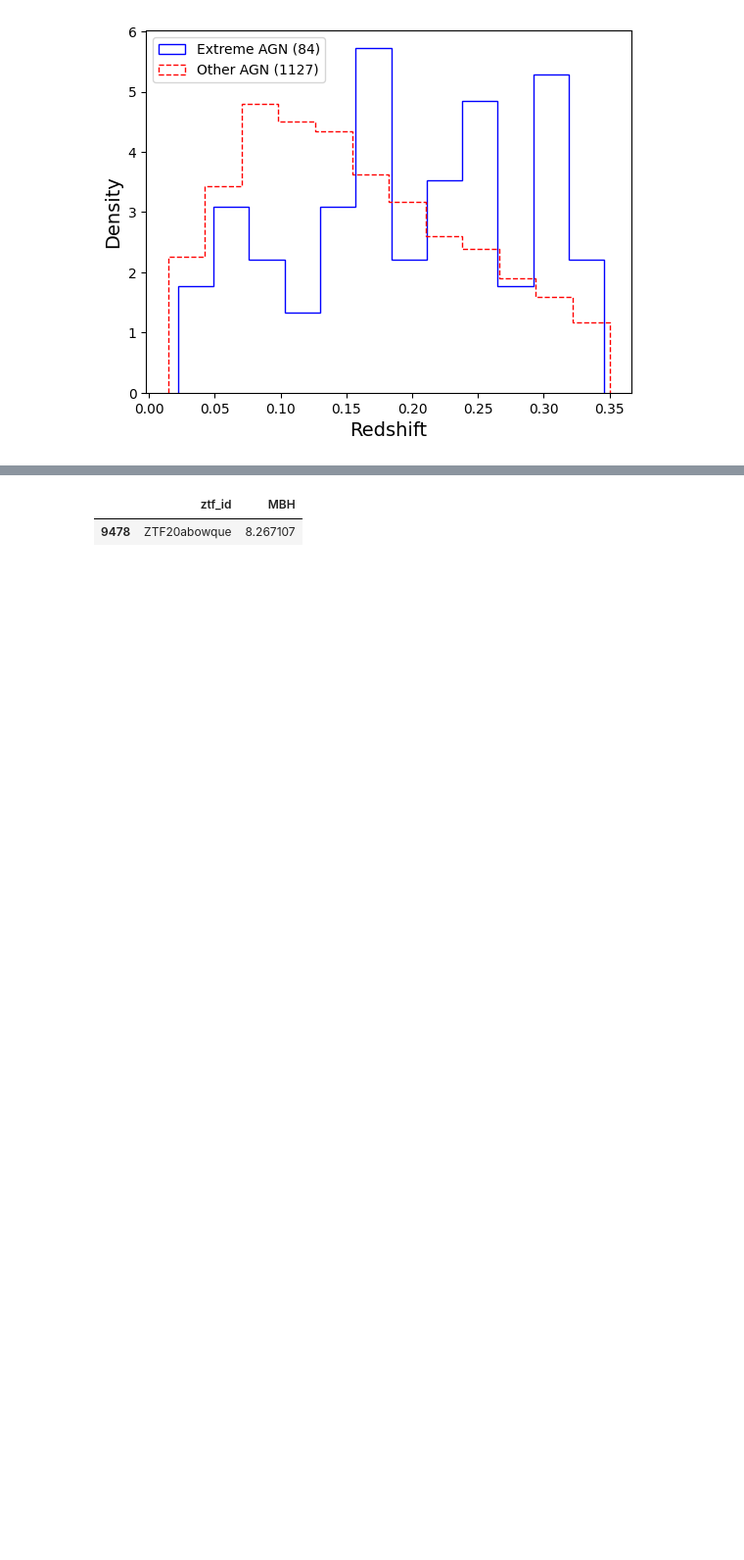
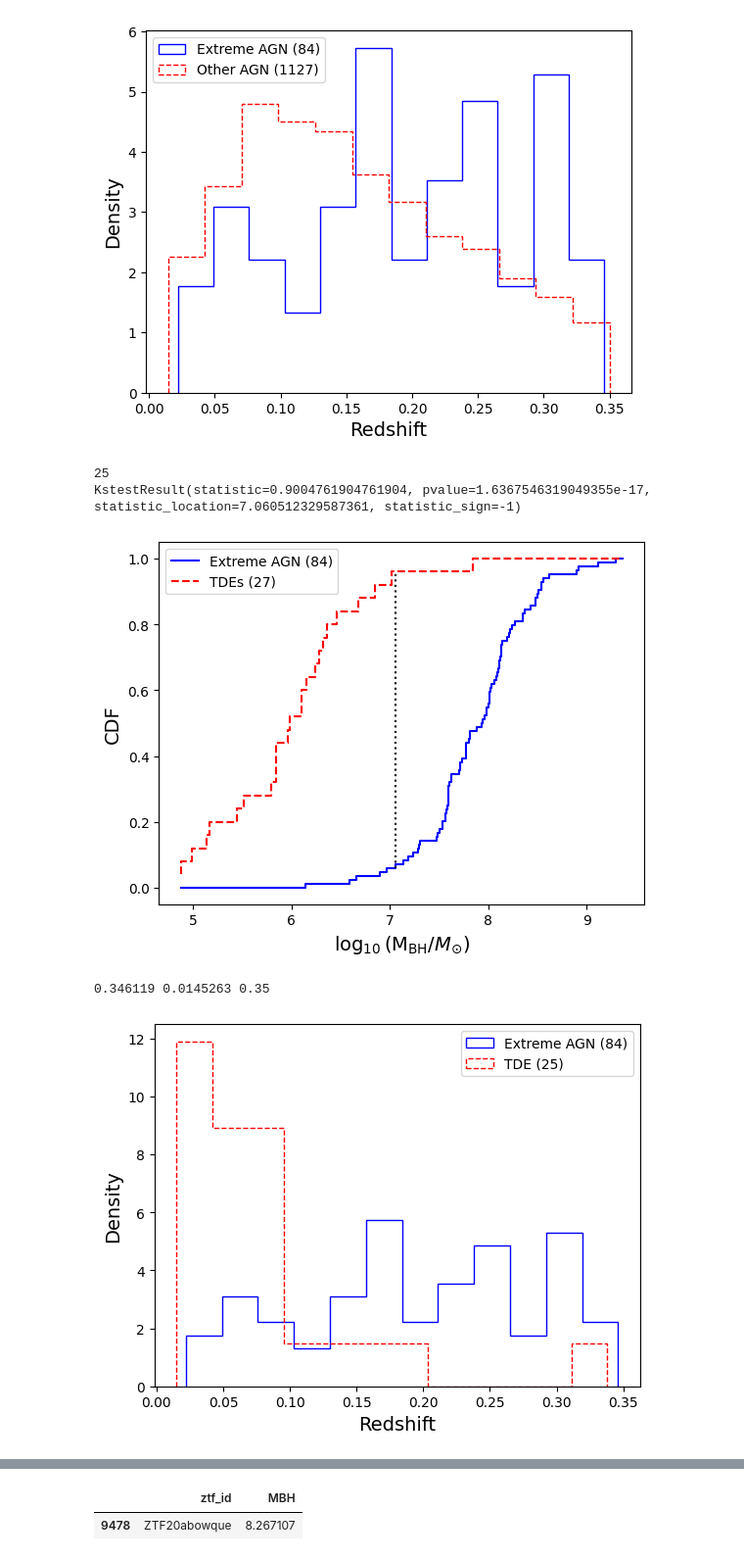
Before and after one commit to TimvdVuurst/FRP_TimvdVuurst, a Jupyter notebook: transient_plots.ipynb, the cells around one changed output, grey strips where cells are left out. Shown at 98% size. Saved outputs shown, nothing was run; the diff lists cells and outputs as text; code cells hidden in the pictures; blank space fills up the shorter version.

```diff
--- a/transient_plots.ipynb
+++ b/transient_plots.ipynb
@@ -17,13 +17,18 @@
 import numpy as np
 import matplotlib.pyplot as plt
 import matplotlib.patheffects as PathEffects
-from sjoert.stellar import flux2mag
+from sjoert.stellar import mag2flux, flux2mag
 import pandas as pd
 import forced_phot as fp #import flux_jy, chi2, gaussian, chi2_peak_finder
 from astropy.io import ascii
 from scipy.constants import c,h,k
 import os
 from scipy.stats import kstest,ks_2samp,ks_1samp,uniform
+from astropy.cosmology import units as cu
+from astropy import units as u
+import astropy.constants as const
+
+neowise = ascii.read(r'C:\Users\timvd\Documents\Uni 2023-2024\First Research Project\Data\ZTF_neoWISE_flares_parent.dat')
 
 param_label_dict = {'sigma_rise':r'$\sigma_{\text{rise}}$','tau_dec':r'$\tau_{\text{dec}}$',
                     'log10_sigma_rise':r'$\sigma_{\text{rise}}$','log10_tau_dec':r'$\tau_{\text{dec}}$',
@@ -42,7 +47,7 @@ class_info = pd.read_csv(os.path.join(dpath,'transient_classinfo.txt'))
 masked_class_info = class_info[class_info['fit_exists']]
 #==
 #get the df_over_rms data. These are yet another subset of the transients so we find them in the class_info frame
-df_over_rms = ascii.read(r'C:\Users\timvd\Documents\Uni 2023-2024\First Research Project\Data\ZTF_neoWISE_flares_parent.dat')[['name','df_over_rms']]
+df_over_rms = neowise[['name','df_over_rms']]
 #Get the catalogue of data
 fullcatalogue = pd.read_csv(os.path.join(dpath,'transient_catalogue.txt'))
 
@@ -1115,3 +1082,66 @@ KstestResult(statistic=0.1831558710440698, pvalue=0.009071146857215393, statisti
 [figure]
 0.346119 0.0145263 0.35
 [figure]
+# %%
+data1 = np.sort(strong_mbh)
+tdeclassinfo = class_info[class_info['fit_exists'].values]
+tde_mask =   np.array(fullcatalogue[fullcatalogue['classified'].values]['fit_quality_good'] * (masked_class_info['classification'].values == 'TDE')) * (masked_class_info['MBH'].values != 0)
+tde_redshifts = np.array(neowise[(neowise['classification'] == 'TDE') * (neowise['MBH'] != 0)]['redshift'])
+print(sum(tde_mask))
+# strong_mbh = class_info_masked['MBH'][strong_AGN_mask].values
+tde_mbh = masked_class_info['MBH'][tde_mask].values
+data2 = np.sort(tde_mbh)
+n1 = data1.shape[0]
+n2 = data2.shape[0]
+
+data_all = np.concatenate([data1, data2])
+# using searchsorted solves equal data problem
+cdf1 = np.searchsorted(data1, data_all, side='right') / n1
+cdf2 = np.searchsorted(data2, data_all, side='right') / n2
+
+
+fig,ax = plt.subplots()
+ax.set_xlabel(param_label_dict['MBH'],fontsize=14)
+ax.set_ylabel('CDF',fontsize=14)
+ax.step(np.sort(data_all),np.sort(cdf1),label=f'Extreme AGN ({strong_mbh.shape[0]})',color='blue')
+ax.step(np.sort(data_all),np.sort(cdf2),label=f'TDEs ({tde_mbhs.shape[0]})',color='red',linestyle='dashed')
+# binsstrong = ax.hist(strong_mbh,density=True,cumulative=True,histtype='step',bins='auto',label=f'Extreme ({strong_mbh.shape[0]})')
+# ax.hist(other_mbh,density=True,cumulative=True,histtype='step',bins='auto',label=f'Other ({other_mbh.shape[0]})')
+# print(binsstrong[1])
+
+ks = ks_2samp(strong_mbh,tde_mbh)
+print(ks)
+# print(np.argmax(np.abs(strong_cdf - other_cdf)))
+# ax.set_title(f'p-value: {(ks.pvalue * 1e10):.3f} ' + r'$\cdot10^{-10}$')
+closest = lambda x,y: np.argmin(np.abs(x-y))
+ax.vlines(ks.statistic_location,cdf1[closest(data_all,ks.statistic_location)],cdf2[closest(data_all,ks.statistic_location)],colors='black',linestyles='dotted')
+
+ax.legend()
+
+# plt.savefig(os.path.join(r'C:\Users\timvd\Documents\Uni 2023-2024\First Research Project\Plots','AGN_CDFS.png'),dpi=400,bbox_inches='tight')
+plt.savefig(os.path.join(r'C:\Users\timvd\Documents\Uni 2023-2024\First Research Project\Plots','AGN_TDE_CDFS.pdf'),bbox_inches='tight')
+plt.show()
+
+# is_sorted = lambda x: [x[i] > x[i-1] for i in range(1,x.shape[0])]
+# sum(is_sorted(data_all))
+
+# print(ks.statistic, 1.48*np.sqrt((n1+n2)/(n1*n2)))
+
+
+print(max(strong_redshifts),min(other_redshifts),max(other_redshifts))
+
+plt.figure()
+plt.hist(strong_redshifts,density=True,histtype='step',label=f'Extreme AGN ({strong_mbh.shape[0]})',color='blue',bins=12)
+plt.hist(tde_redshifts,density=True,histtype='step',label=f'TDE ({tde_redshifts.shape[0]})',color='red',linestyle='dashed',bins=12)
+plt.legend()
+plt.xlabel('Redshift',fontsize=14)
+plt.ylabel('Density',fontsize=14)
+# plt.savefig(os.path.join(r'C:\Users\timvd\Documents\Uni 2023-2024\First Research Project\Plots','AGN_redshifts.png'),dpi=400,bbox_inches='tight')
+plt.savefig(os.path.join(r'C:\Users\timvd\Documents\Uni 2023-2024\First Research Project\Plots','AGN_TDE_redshifts.pdf'),bbox_inches='tight')
+plt.show()
+# %% [output]
+25
+KstestResult(statistic=0.9004761904761904, pvalue=1.6367546319049355e-17, statistic_location=7.060512329587361, statistic_sign=-1)
+[figure, added]
+0.346119 0.0145263 0.35
+[figure, added]
```
Also changed, not shown: parts of 18 cells of this notebook.
